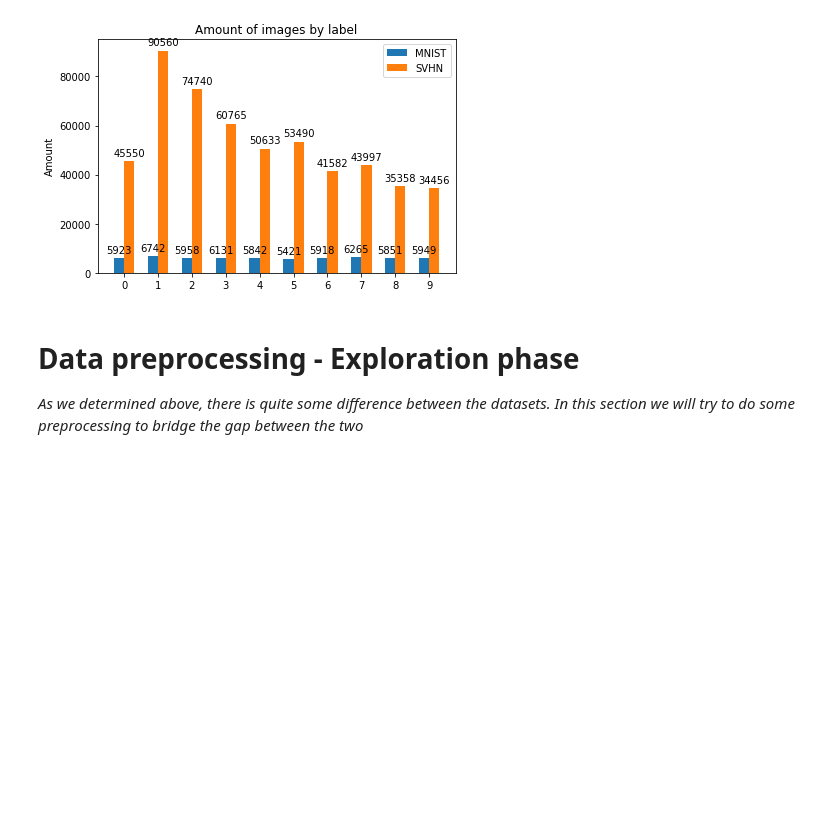
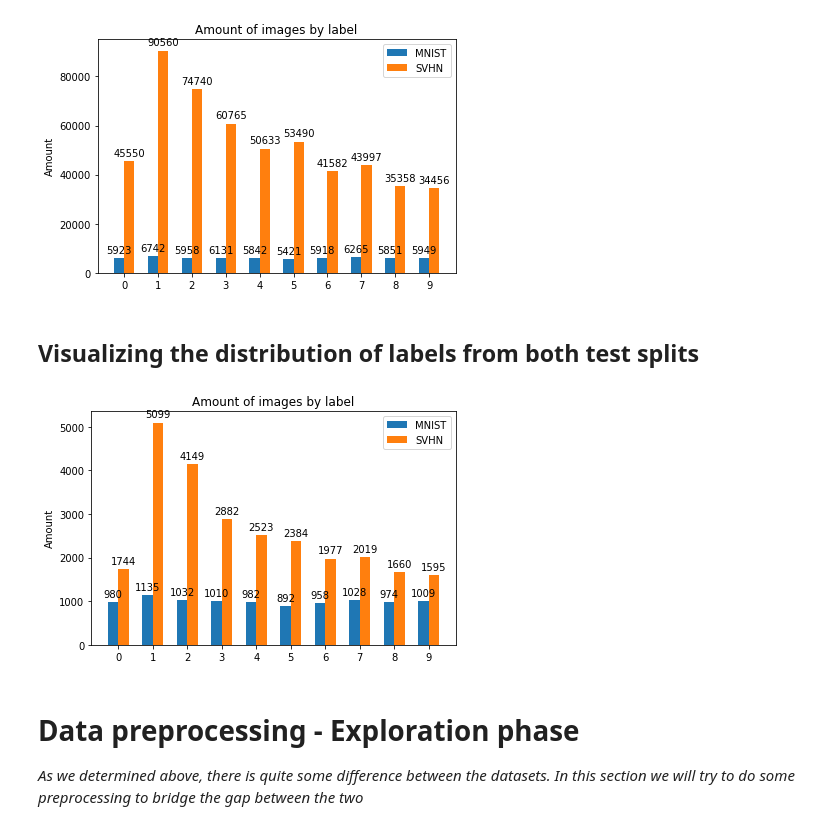
Before and after one commit to treyshotz/ML4CV, a Jupyter notebook: ML4CV.ipynb, the cells around one changed output. Drawn from its saved outputs; the diff is of its cells as text; code cells hidden in the pictures; blank space fills up the shorter version.

```diff
--- a/ML4CV.ipynb
+++ b/ML4CV.ipynb
@@ -43,10 +43,12 @@ if the model can learn features despite its differences in numerical shapes. In
 *The MNIST dataset is available through the torchvision package*
 # %%
 mnist_train_dataset = torchvision.datasets.MNIST(root="data", download=True, transform=ToTensor(), train=True)
+mnist_test_dataset = torchvision.datasets.MNIST(root="data", download=True, transform=ToTensor(), train=False)
 # %% [markdown]
 ## Loading the SVHN dataset
 *The SVHN dataset is also available through torchvision. However, it has a different logic for splitting into train and test*
 # %%
 svhn_train_dataset = torchvision.datasets.SVHN(root="data", split='extra', download=True, transform=ToTensor())
+svhn_test_dataset = torchvision.datasets.SVHN(root="data", split='test', download=True, transform=ToTensor())
 # %% [output]
 Using downloaded and verified file: data/extra_32x32.mat
@@ -94,7 +97,11 @@ plt.show()
 num_classes = len(mnist_train_dataset.classes)
 
 mnist_idx_by_class = [np.where(mnist_train_dataset.targets == i)[0] for i in range(0, num_classes)]
+mnist_idx_test_by_class = [np.where(mnist_test_dataset.targets == i)[0] for i in range(0, num_classes)]
+
+
 svhn_idx_by_class = [np.where(svhn_train_dataset.labels == i)[0] for i in range(0, num_classes)]
+svhn_idx_test_by_class = [np.where(svhn_test_dataset.labels == i)[0] for i in range(0, num_classes)]
 # %% [markdown]
 ## Inspecting same label images from the two datasets
 *Here we can see the difference between the datasets, compared on the same number*
@@ -152,6 +160,33 @@ fig.tight_layout()
 plt.show()
 # %% [output]
 [figure]
+# %% [markdown]
+## Visualizing the distribution of labels from both test splits
+# %%
+labels = np.arange(0, 10)
+len_mnist = [len(x) for x in mnist_idx_test_by_class]
+len_svhn = [len(x) for x in svhn_idx_test_by_class]
+
+width = 0.3  # the width of the bars
+
+fig, ax = plt.subplots()
+rects1 = ax.bar(labels - width / 2, len_mnist, width, label='MNIST')
+rects2 = ax.bar(labels + width / 2, len_svhn, width, label='SVHN')
+
+# Add some text for labels, title and custom x-axis tick labels, etc.
+ax.set_ylabel('Amount')
+ax.set_title('Amount of images by label')
+ax.set_xticks(labels, labels)
+ax.legend()
+
+ax.bar_label(rects1, padding=3)
+ax.bar_label(rects2, padding=3)
+
+fig.tight_layout()
+
+plt.show()
+# %% [output]
+[figure, added]
 # %% [markdown]
 # Data preprocessing - Exploration phase
 *As we determined above, there is quite some difference between the datasets. In this section we will
```
Also changed, not shown: parts of 5 cells of this notebook, 1 other file.
